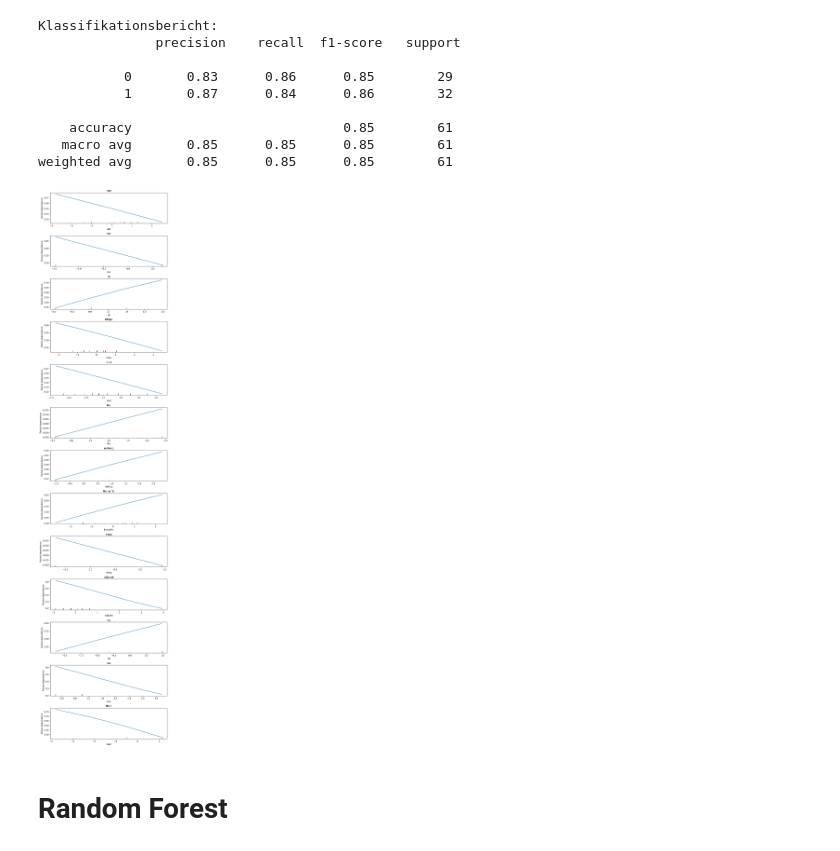
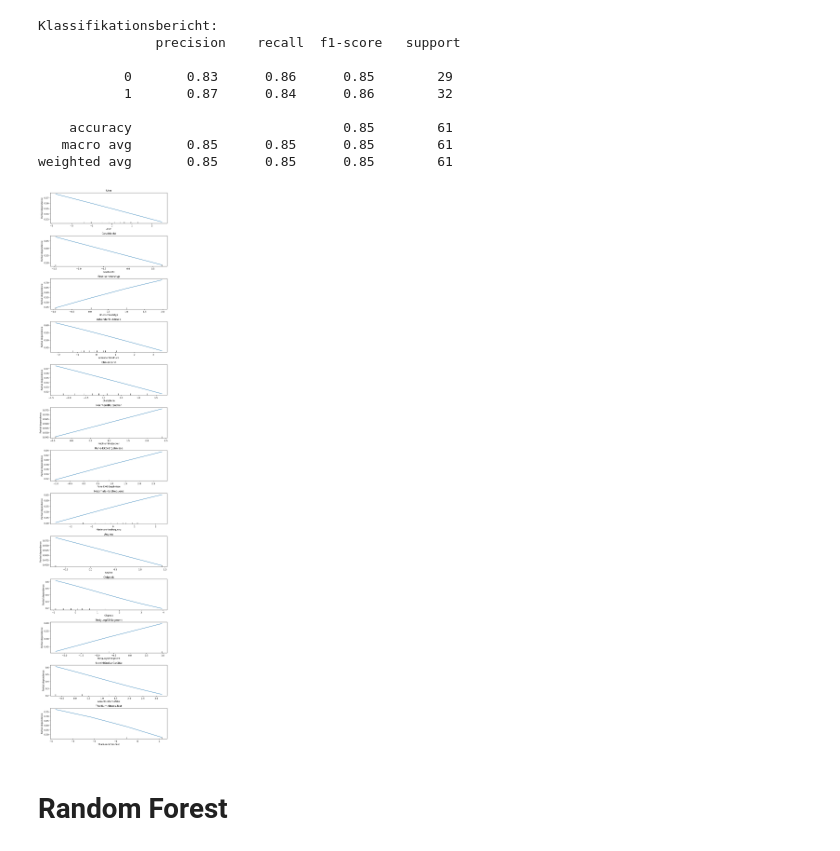
Before and after one commit to OOS-Team/DsKi_Erkl-rbarkeit_Algorithmen, a Jupyter notebook: Heart Attack/Heart_attack.ipynb, the cells around one changed output. Drawn from its saved outputs; the diff is of its cells as text; code cells hidden in the pictures.

```diff
--- a/Heart Attack/Heart_attack.ipynb
+++ b/Heart Attack/Heart_attack.ipynb
@@ -58,3 +60,5 @@ dtype: int64
+# %%
+df.columns= ["Alter", "Geschlecht", "Brustschmerztyp", "ruhenderBlutdruck", "Cholesterin", "NüchternBlutzucker", "Ruhe-EKG-Ergebnisse", "MaximaleHerzfrequenz", "Angina", "Oldpeak", "SteigungST-Segment", "AnzahlGroßerGefäße", "Thallium-Stress-Test", "ChanceHerzattacke"]
 # %% [markdown]
 ### Daten kennenlernen und verstehen
 # %%
@@ -159,7 +164,7 @@ from sklearn.preprocessing import StandardScaler
 # %%
 #Zielvariable definieren
-X = df.drop("output", axis=1)
-y = df["output"]
+X = df.drop("ChanceHerzattacke", axis=1)
+y = df["ChanceHerzattacke"]
 # %%
 # Normalisierung der Daten
 scaler = StandardScaler()
@@ -219,26 +224,26 @@ Klassifikationsbericht:
 weighted avg       0.85      0.85      0.85        61
 # %%
 # Ihre Feature-Namen
-feature_names = ['age', 'sex', 'cp', 'trtbps', 'chol', 'fbs', 'restecg', 'thalachh', 'exng', 'oldpeak', 'slp', 'caa', 'thall']
+feature_names = ["Alter", "Geschlecht", "Brustschmerztyp", "ruhenderBlutdruck", "Cholesterin", "NüchternBlutzucker", "Ruhe-EKG-Ergebnisse", "MaximaleHerzfrequenz", "Angina", "Oldpeak", "SteigungST-Segment", "AnzahlGroßerGefäße", "Thallium-Stress-Test"]
 
 # Plot der Partial Dependence Plots
 fig_width = 10  # Breite des Plots
 fig_height_per_subplot = 3  # Höhe pro Subplot
 fig, ax = plt.subplots(len(feature_names), 1, figsize=(fig_width, fig_height_per_subplot * len(feature_names)))
 
 # Erzeugen der Partial Dependence Plots
 for i, feature in enumerate(feature_names):
     disp = PartialDependenceDisplay.from_estimator(model, X_train_log, features=[i],
                                                    feature_names=feature_names, ax=ax[i])
     ax[i].set_ylabel('')  # Entfernen der y-Achsen-Beschriftung
     ax[i].set_title(feature)  # Setzen des Feature-Namens als Titel
 
 # Anpassung des Layouts
 fig.subplots_adjust(top=0.95, bottom=0.05, left=0.2, right=0.95, hspace=0.4, wspace=0.2)
 
 plt.show()
 # %% [output]
-[figure, old version]
+[figure, new version]
 # %% [markdown]
 # Random Forest
 # %% [markdown]
```
Also changed, not shown: parts of 25 cells of this notebook.
